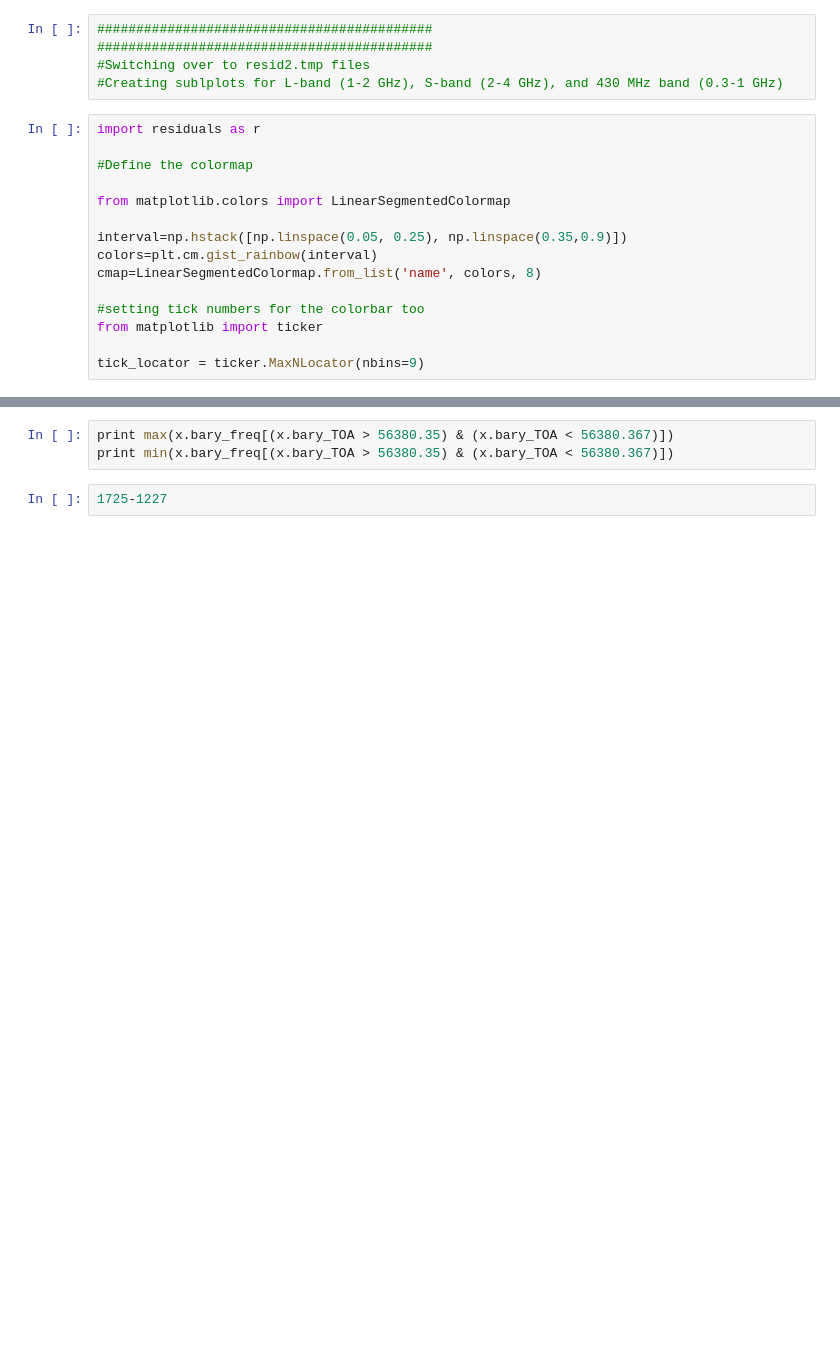
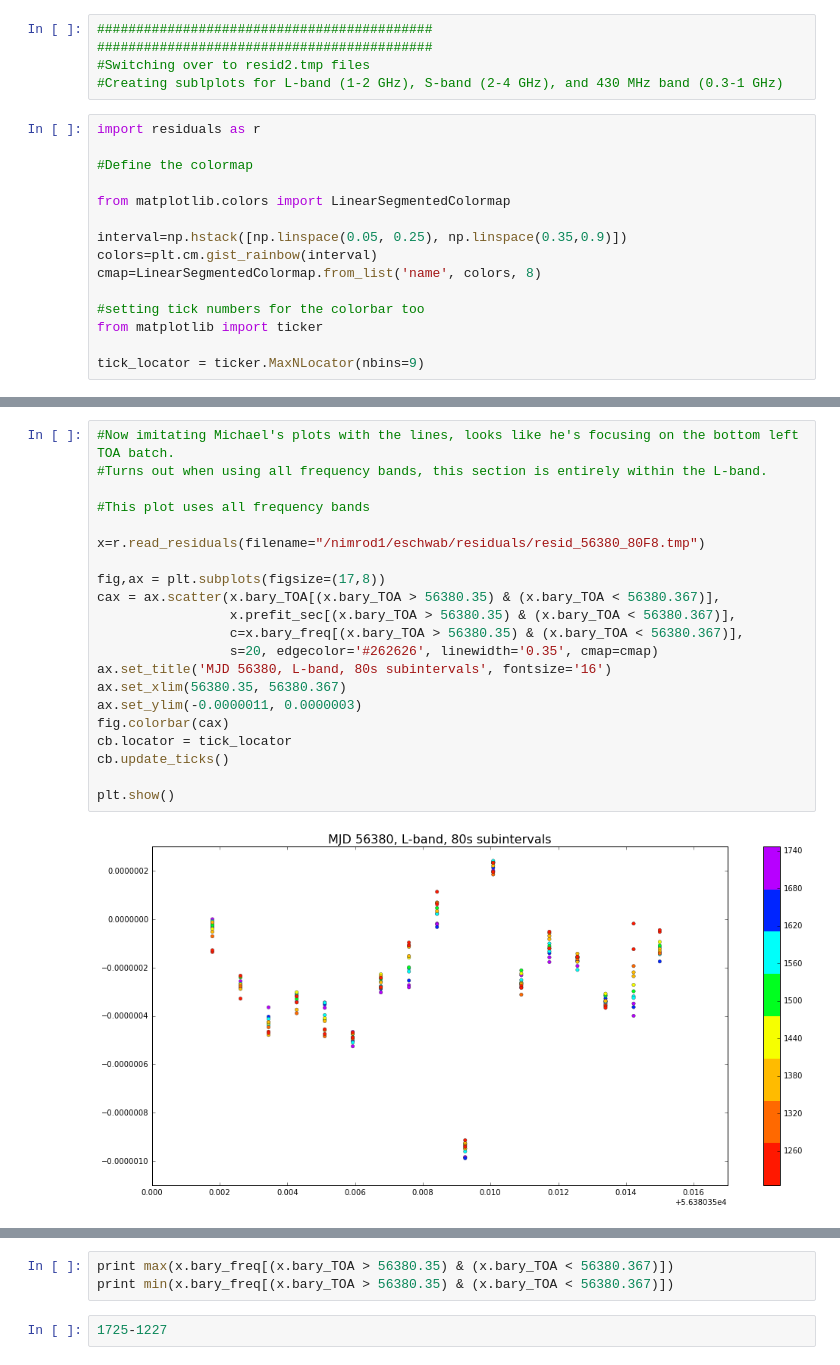
Before and after one commit to elliesch/pulsar_codes, a Jupyter notebook: ResidVsTime.ipynb, the cells around one changed output, grey strips where cells are left out. Drawn from its saved outputs; the diff is of its cells as text; blank space fills up the shorter version.

```diff
--- a/ResidVsTime.ipynb
+++ b/ResidVsTime.ipynb
@@ -266 +45,24 @@ plt.show()
+# %%
+#Now imitating Michael's plots with the lines, looks like he's focusing on the bottom left TOA batch.
+#Turns out when using all frequency bands, this section is entirely within the L-band.
+
+#This plot uses all frequency bands
+
+x=r.read_residuals(filename="/nimrod1/eschwab/residuals/resid_56380_80F8.tmp")
+
+fig,ax = plt.subplots(figsize=(17,8))
+cax = ax.scatter(x.bary_TOA[(x.bary_TOA > 56380.35) & (x.bary_TOA < 56380.367)],
+                 x.prefit_sec[(x.bary_TOA > 56380.35) & (x.bary_TOA < 56380.367)],
+                 c=x.bary_freq[(x.bary_TOA > 56380.35) & (x.bary_TOA < 56380.367)],
+                 s=20, edgecolor='#262626', linewidth='0.35', cmap=cmap)
+ax.set_title('MJD 56380, L-band, 80s subintervals', fontsize='16')
+ax.set_xlim(56380.35, 56380.367)
+ax.set_ylim(-0.0000011, 0.0000003)
+fig.colorbar(cax)
+cb.locator = tick_locator
+cb.update_ticks()
+
+plt.show()
+# %% [output]
+[figure, added]
 # %%
```
Also changed, not shown: parts of 35 cells of this notebook.
